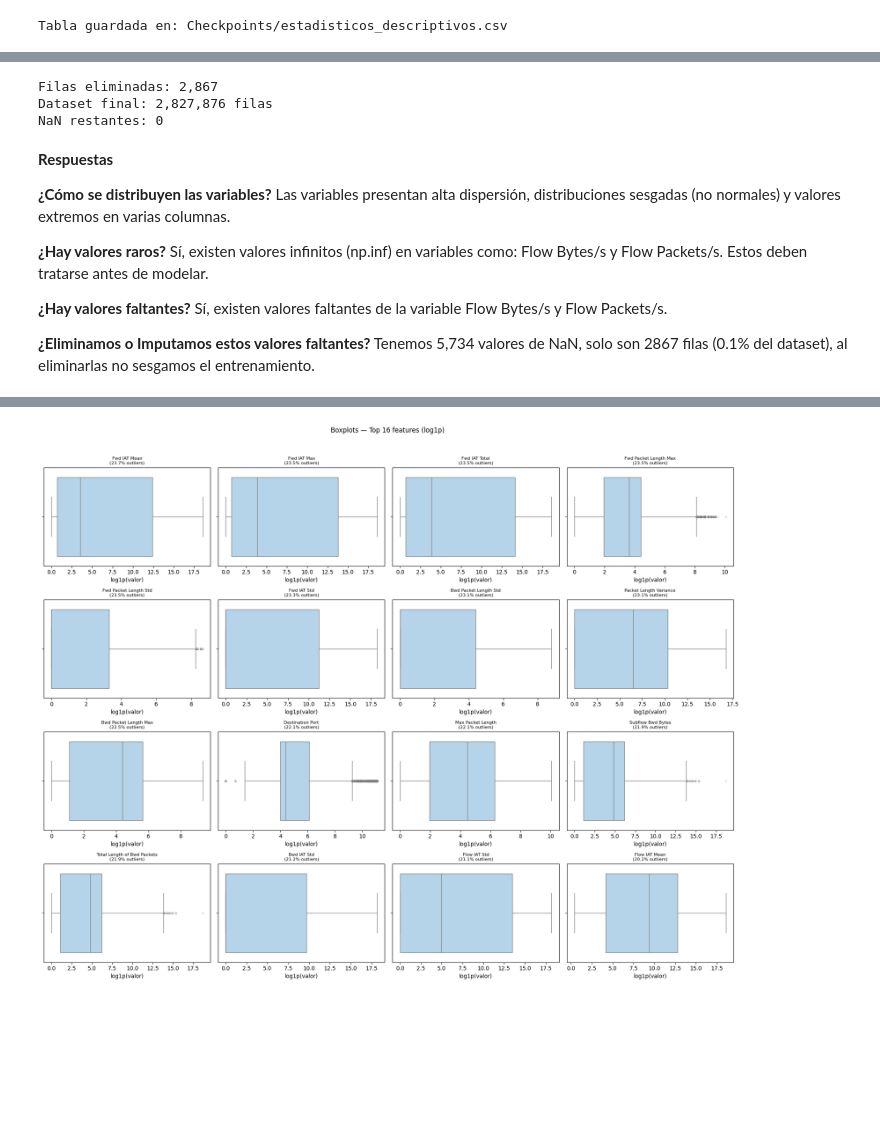
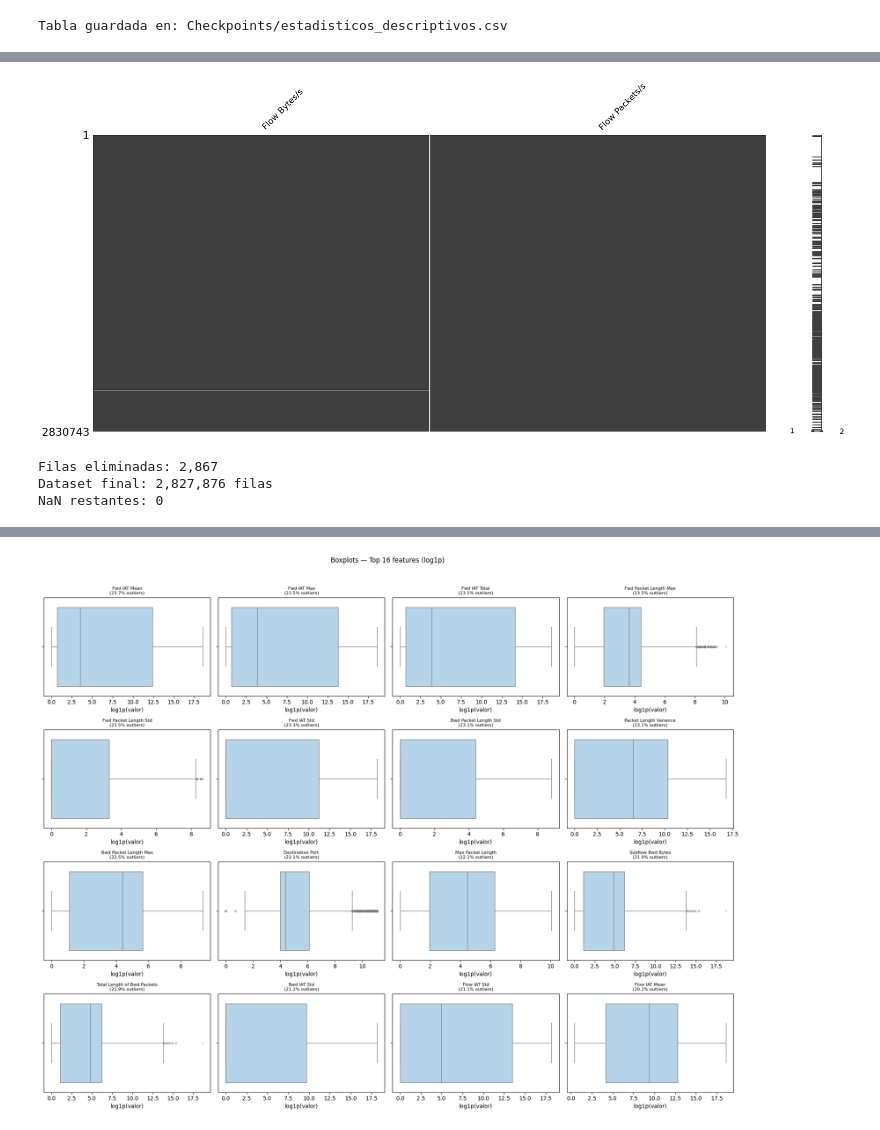
Before and after one commit to jotaeleb/tif-ciencias-de-datos, a Jupyter notebook: notebooks/proyecto.ipynb, the cells around one changed output, grey strips where cells are left out. Saved outputs shown, nothing was run; the diff lists cells and outputs as text; code cells hidden in the pictures; blank space fills up the shorter version.

```diff
--- a/notebooks/proyecto.ipynb
+++ b/notebooks/proyecto.ipynb
@@ -307 +370,8 @@ dtype: int64
+# %%
+# Visualizar la ubicación de los NaN
+msno.matrix(df[['Flow Bytes/s', 'Flow Packets/s']])
+
+plt.savefig(f'{CHECKPOINT_DIR}/grafico_nan.png', dpi=150, bbox_inches='tight')
+# %% [output]
+[figure, added]
 # %%
@@ -320,17 +388,3 @@ print(f'NaN restantes: {nan_total_final}')
 Filas eliminadas: 2,867
 Dataset final: 2,827,876 filas
 NaN restantes: 0
-# %% [markdown]
-**Respuestas**
-
-**¿Cómo se distribuyen las variables?**
-Las variables presentan alta dispersión, distribuciones sesgadas (no normales) y valores extremos en varias columnas.
-
-**¿Hay valores raros?**
-Sí, existen valores infinitos (np.inf) en variables como: Flow Bytes/s y Flow Packets/s.
-Estos deben tratarse antes de modelar.
-
-
-**¿Hay valores faltantes?** Sí, existen valores faltantes de la variable Flow Bytes/s y Flow Packets/s.
-
-**¿Eliminamos o Imputamos estos valores faltantes?** Tenemos 5,734 valores de NaN, solo son 2867 filas (0.1% del dataset), al eliminarlas no sesgamos el entrenamiento.
```
Also changed, not shown: parts of 28 cells of this notebook.
